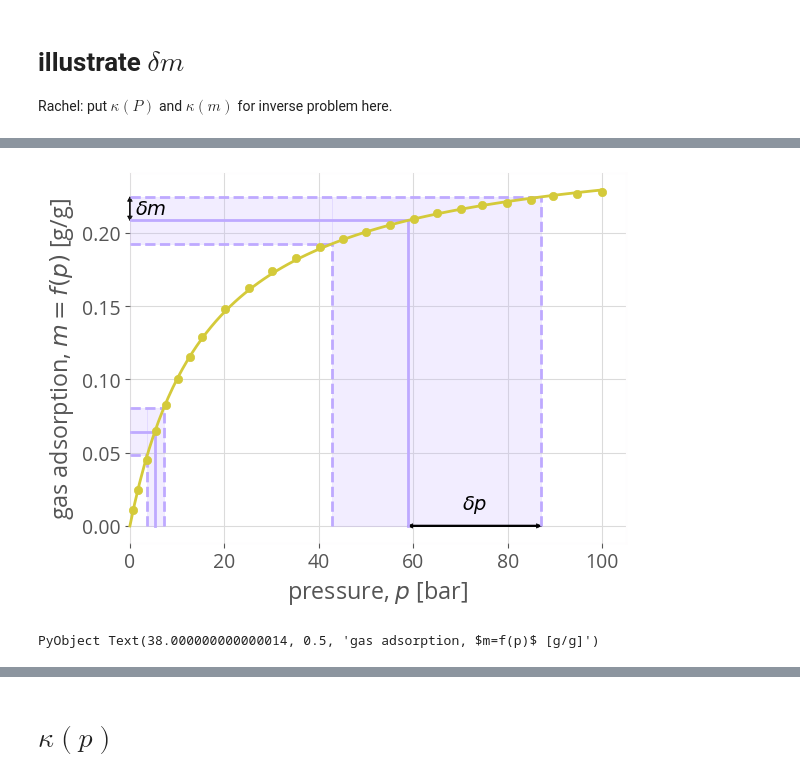
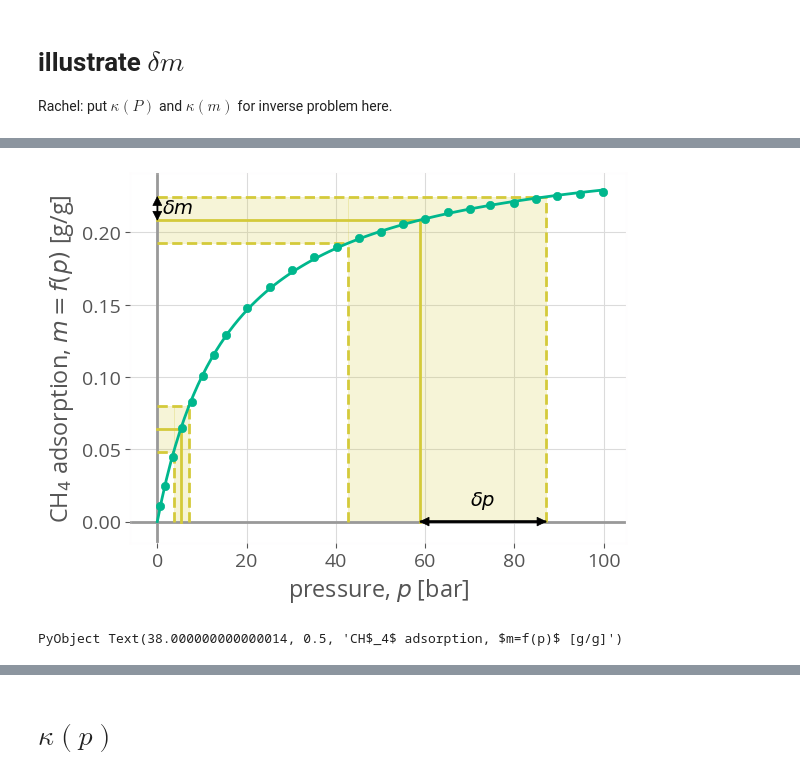
Before and after one commit to SimonEnsemble/nonlinear_sensing, a Jupyter notebook: one_d_sensing/1D sensing.ipynb, the cells around one changed output, grey strips where cells are left out. Drawn from its saved outputs; the diff is of its cells as text; code cells hidden in the pictures.

```diff
--- a/one_d_sensing/1D sensing.ipynb
+++ b/one_d_sensing/1D sensing.ipynb
@@ -14,6 +14,6 @@ plot()
 read in adsorption data, covert uptake to mmol/g
 # %%
-mofs = ["HKUST-1", "MOF-5"]
+mofs = ["HKUST-1", "IRMOF-1"]
 df = Dict{String, DataFrame}()
 for mof in mofs
     df[mof] = CSV.read(joinpath("..", "adsorption_data", "ch4_" * mof * "_25C.csv"), comment="#")
@@ -49,0 +44,11 @@ Dict{String,String} with 2 entries:
+# %%
+mof_to_color = Dict("IRMOF-1" => "C0", "HKUST-1" => "C3")
+function draw_axes()
+    axvline(x=0, color="0.6", zorder=1)
+    axhline(y=0, color="0.6", zorder=1)
+end
+
+function draw_axes(ax)
+    ax.axvline(x=0, color="0.6", zorder=1)
+    ax.axhline(y=0, color="0.6", zorder=1)
+end
@@ -68,5 +91,5 @@ PyObject Text(34.0, 0.5, 'gas uptake [g/g]')
 Rachel: put $\kappa(P)$ and $\kappa(m)$ for inverse problem here.
 # %%
 δm = 16.04 / 1000
-δ_color = "C4"
+δ_colors = ["C1", "C2"]
 # %% [output]
@@ -81,43 +106,43 @@ scatter(df[mof][:, Symbol("P(bar)")], df[mof][:, :g_g], zorder=1000,
     clip_on=false, color=mof_to_color[mof])
 plot(p, params[mof]["M"] * params[mof]["K"] * p ./ (1 .+ params[mof]["K"] * p),
     label=mof, zorder=1000, clip_on=false, color=mof_to_color[mof])
 for (i, m) in enumerate(ms)
     p = g(m, mof)
-    plot([p, p], [0, m], color=δ_color)
-    plot([0, p], [m, m], color=δ_color)
+    plot([p, p], [0, m], color=δ_colors[1])
+    plot([0, p], [m, m], color=δ_colors[1])
     m_low = m - δm
     m_high = m + δm
     p_low = g(m_low, mof)
     p_high = g(m_high, mof)
     plot([p_low, p_low], [0, m_low], linestyle="--", color=δ_color)
     plot([0, p_low], [m_low, m_low], linestyle="--", color=δ_color)
     plot([p_high, p_high], [0, m_high], linestyle="--", color=δ_color)
     plot([0, p_high], [m_high, m_high], linestyle="--", color=δ_color)
 
     ps = range(p_low, p_high, length=200)
     fill_between(ps, [m_high for _ = 1:length(ps)], alpha=0.2, color=δ_color)
     fill_between([0.0, p_low], [m_low, m_low], [m_high, m_high], alpha=0.2, color=δ_color)
     if i == 2
-        arrow_dx = 1
-        arrow_dy = 0.2 * 0.015
+        arrow_dx = 2
+        arrow_dy = 0.4 * 0.015
         arrow(0.0, m, 0.0, δm, length_includes_head=true,
-          head_width=arrow_dx, head_length=arrow_dy, clip_on=false, color="k")
+          head_width=arrow_dx, head_length=arrow_dy, clip_on=false, color="k", zorder=100)
         arrow(0.0, m+δm, 0.0, -δm, length_includes_head=true,
-          head_width=arrow_dx, head_length=arrow_dy, clip_on=false, color="k")
+          head_width=arrow_dx, head_length=arrow_dy, clip_on=false, color="k", zorder=100)
         text(1.0, m + δm / 2, L"$\delta m$", verticalalignment="center")
 
         arrow(p, 0.0, p_high-p, 0.0, length_includes_head=true,
-          head_width=arrow_dy, head_length=arrow_dx, clip_on=false, color="k")
+          head_width=arrow_dy, head_length=arrow_dx, clip_on=false, color="k", zorder=100)
         arrow(p_high, 0.0, p-p_high, 0.0, length_includes_head=true,
-          head_width=arrow_dy, head_length=arrow_dx, clip_on=false, color="k")
+          head_width=arrow_dy, head_length=arrow_dx, clip_on=false, color="k", zorder=100)
         text(p + (p_high-p)/2, 0.75 * 0.015, L"$\delta p$", horizontalalignment="center")
     end
 end
-
-xlim(xmin=0.0)
+draw_axes()
+# xlim(xmin=0.0)
 #ylim([0.0, 20.0])
 xlabel(L"pressure, $p$ [bar]")
-ylabel(L"gas adsorption, $m=f(p)$ [g/g]")
+ylabel(L"CH$_4$ adsorption, $m=f(p)$ [g/g]")
 # %% [output]
-[figure, old version]
+[figure, new version]
-PyObject Text(38.000000000000014, 0.5, 'gas adsorption, $m=f(p)$ [g/g]')
+PyObject Text(38.000000000000014, 0.5, 'CH$_4$ adsorption, $m=f(p)$ [g/g]')
```
Also changed, not shown: parts of 14 cells of this notebook, 4 other files.
